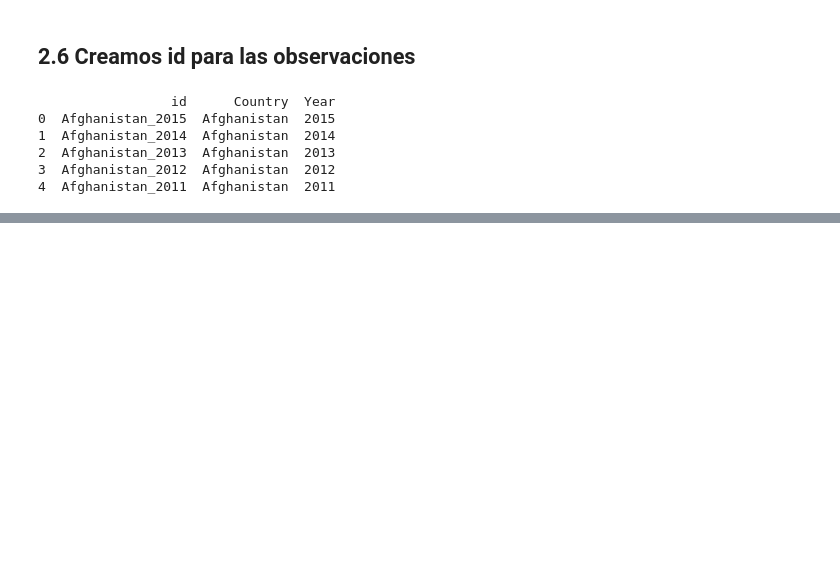
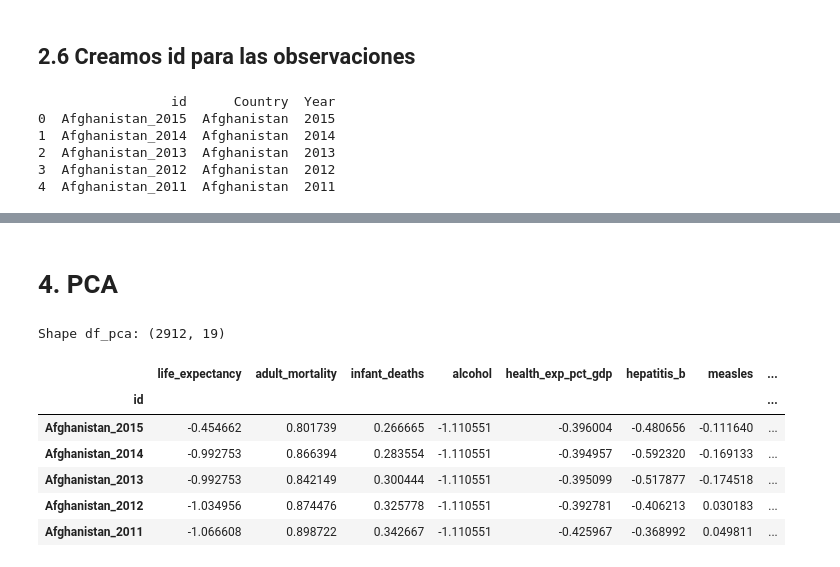
Before and after one commit to darc-17/Sandbox_HE2_DavidRodriguez, a Jupyter notebook: Taller 1/Punto 2. Regresión para Consultoría en Desarrollo Global/preprocesamiento_punto2.ipynb, the cells around one changed output, grey strips where cells are left out. Saved outputs shown, nothing was run; the diff lists cells and outputs as text; code cells hidden in the pictures; blank space fills up the shorter version.

```diff
--- a/Taller 1/Punto 2. Regresión para Consultoría en Desarrollo Global/preprocesamiento_punto2.ipynb
+++ b/Taller 1/Punto 2. Regresión para Consultoría en Desarrollo Global/preprocesamiento_punto2.ipynb
@@ -1936,0 +2096,27 @@ print(df[["id", "Country", "Year"]].head())
+# %% [markdown]
+# 4. PCA
+# %%
+# Preprocesamiento PCA
+
+from sklearn.preprocessing import StandardScaler
+
+cols_excluir = [
+    "Country", "Year", "develop_status",
+]
+
+df_pca = df.drop(columns=cols_excluir).copy().set_index("id")
+
+scaler = StandardScaler()
+df_pca[df_pca.columns] = scaler.fit_transform(df_pca)
+
+print(f"Shape df_pca: {df_pca.shape}")
+display(df_pca.head())
+# %% [output]
+Shape df_pca: (2912, 19)
+|  | life_expectancy | adult_mortality | infant_deaths | alcohol | health_exp_pct_gdp | hepatitis_b | measles | ... |
+| id |  |  |  |  |  |  |  | ... |
+| Afghanistan_2015 | -0.454662 | 0.801739 | 0.266665 | -1.110551 | -0.396004 | -0.480656 | -0.111640 | ... |
+| Afghanistan_2014 | -0.992753 | 0.866394 | 0.283554 | -1.110551 | -0.394957 | -0.592320 | -0.169133 | ... |
+| Afghanistan_2013 | -0.992753 | 0.842149 | 0.300444 | -1.110551 | -0.395099 | -0.517877 | -0.174518 | ... |
+| Afghanistan_2012 | -1.034956 | 0.874476 | 0.325778 | -1.110551 | -0.392781 | -0.406213 | 0.030183 | ... |
+| Afghanistan_2011 | -1.066608 | 0.898722 | 0.342667 | -1.110551 | -0.425967 | -0.368992 | 0.049811 | ... |
```
Also changed, not shown: parts of 7 cells of this notebook, 7 other files.
